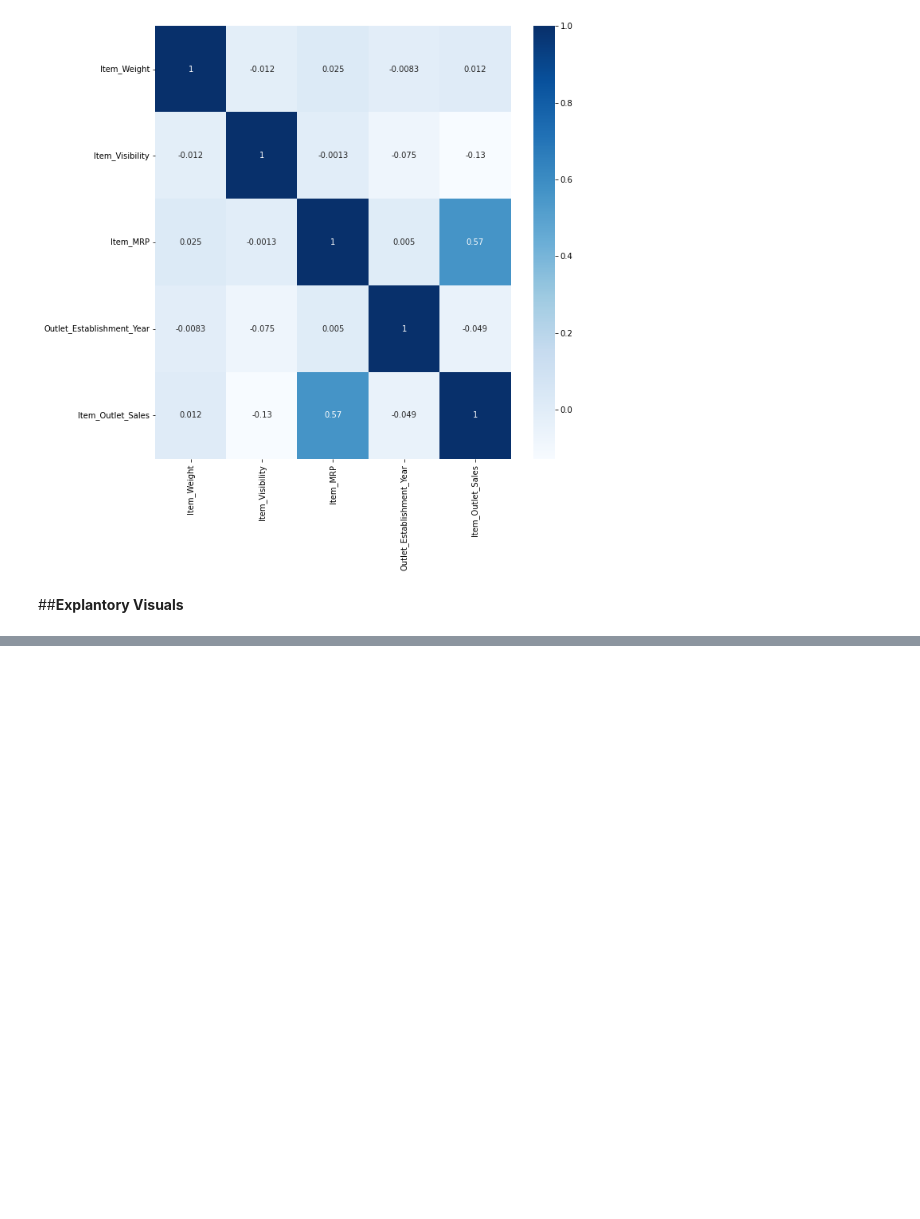
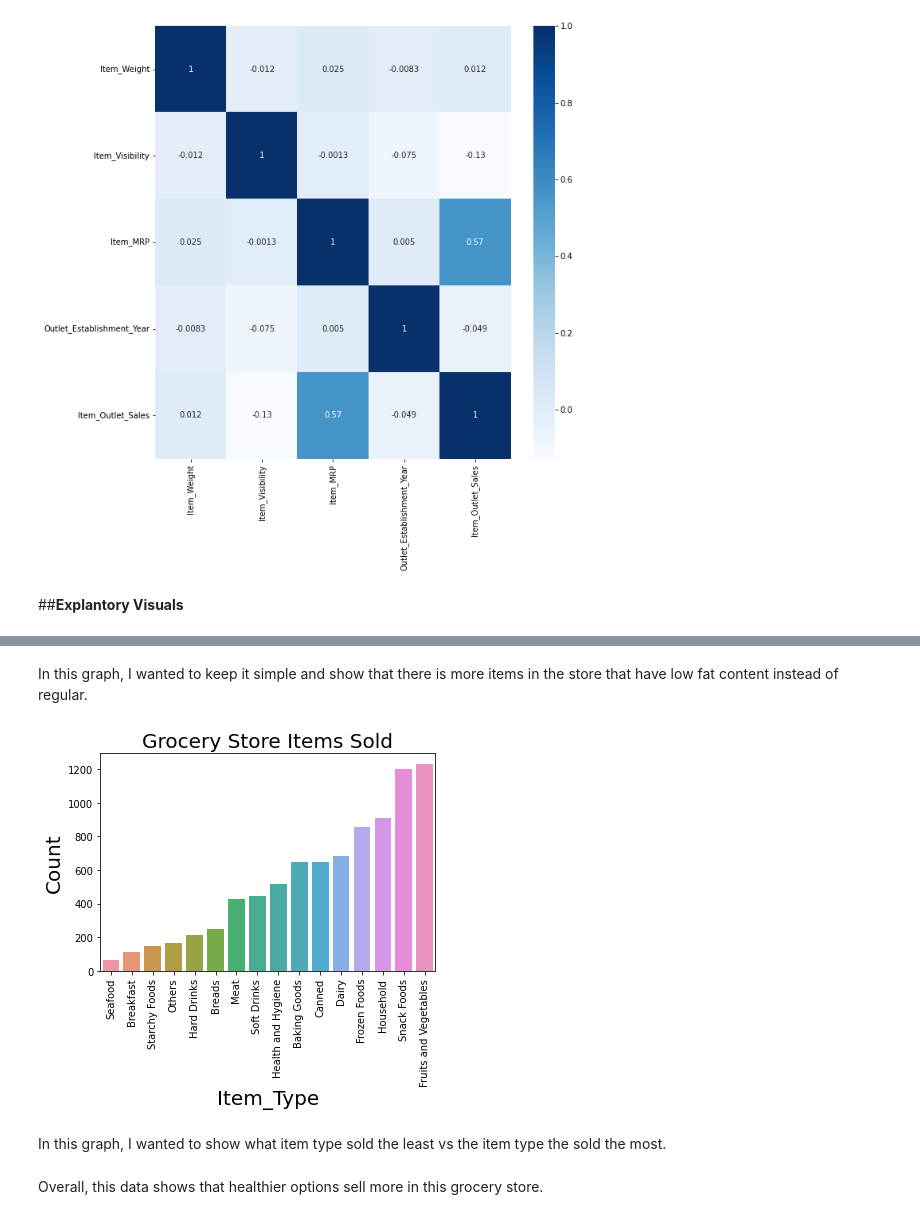
Before and after one commit to CatDawn29/Outlet-Sales-Project-, a Jupyter notebook: Catherine's_Project_with_pandas.ipynb, the cells around one changed output, grey strips where cells are left out. Saved outputs shown, nothing was run; the diff lists cells and outputs as text; code cells hidden in the pictures; blank space fills up the shorter version.

```diff
--- a/Catherine's_Project_with_pandas.ipynb
+++ b/Catherine's_Project_with_pandas.ipynb
@@ -188,0 +212,14 @@ sns.heatmap(corr, cmap='Blues', annot=True);
+# %% [markdown]
+In this graph, I wanted to keep it simple and show that there is more items in the store that have low fat content instead of regular.
+# %%
+ax = sns.countplot(data = sales, x = 'Item_Type', order = sales['Item_Type'].value_counts(ascending = True).index)
+plt.xticks(rotation=90);
+ax.set_title('Grocery Store Items Sold', fontsize=20);
+ax.set_ylabel('Count', fontsize=20);
+ax.set_xlabel('Item_Type', fontsize=20);
+# %% [output]
+[figure, added]
+# %% [markdown]
+In this graph, I wanted to show what item type sold the least vs the item type the sold the most.
+# %% [markdown]
+Overall, this data shows that healthier options sell more in this grocery store.
```
Also changed, not shown: parts of 4 cells of this notebook.
